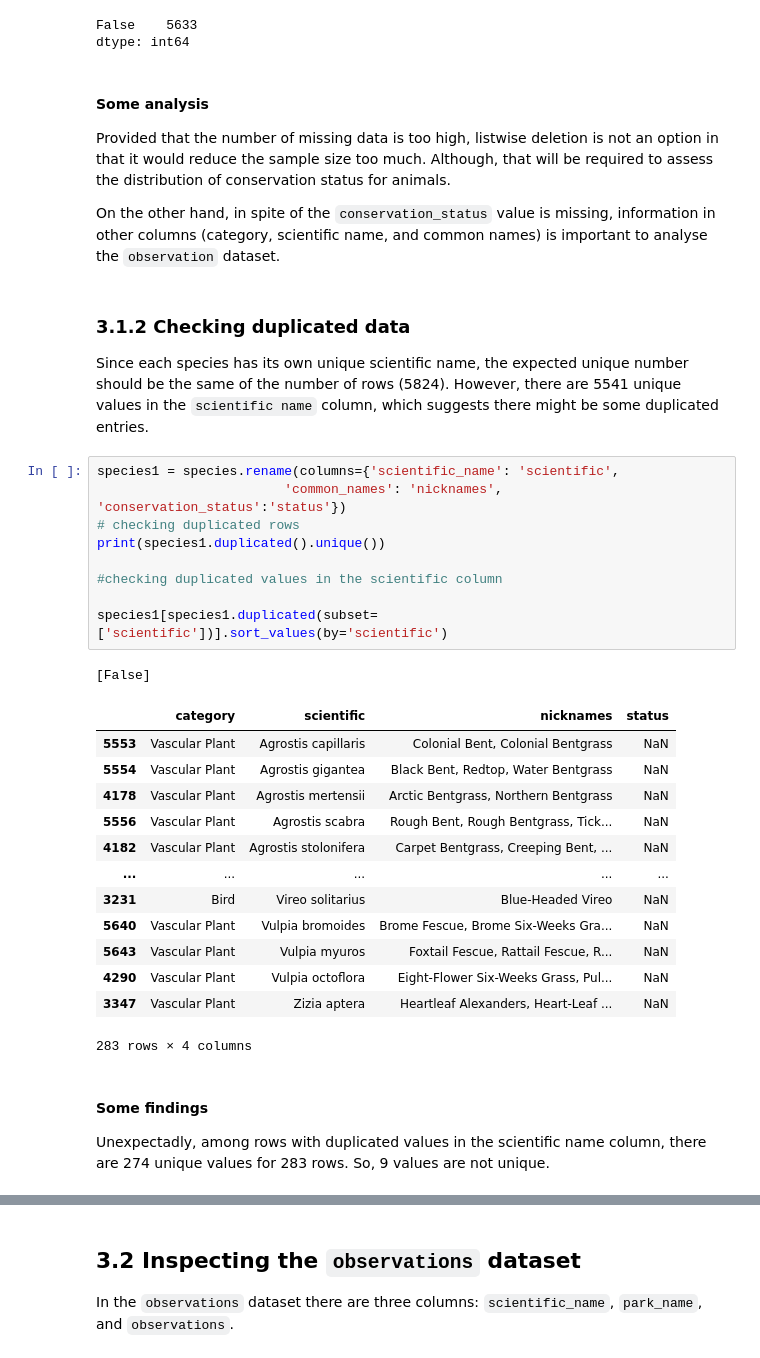
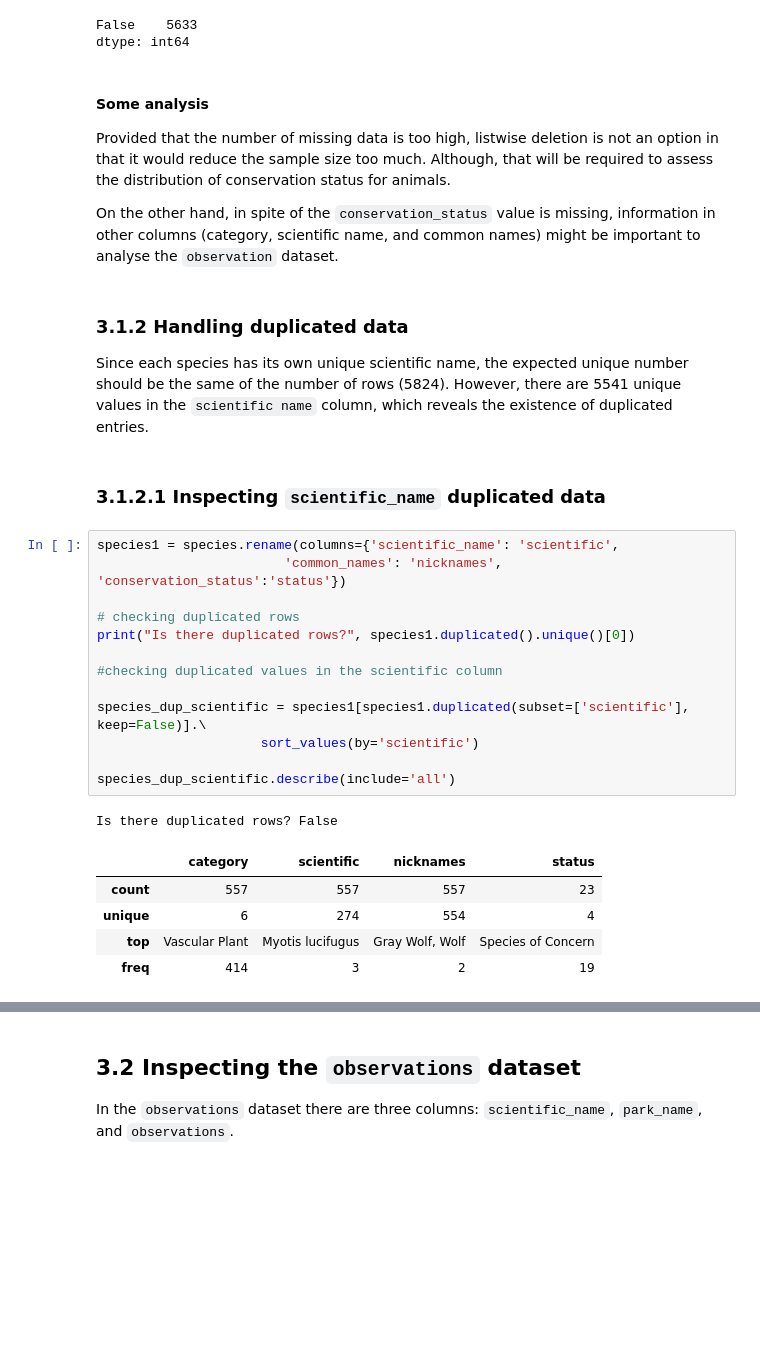
Before and after one commit to ElianeSato/biodiversity, a Jupyter notebook: biodiversity.ipynb, the cells around one changed output, grey strips where cells are left out. Drawn from its saved outputs; the diff is of its cells as text; blank space fills up the shorter version.

Commit message:
Duplicated data in the species dataset detected

```diff
--- a/biodiversity.ipynb
+++ b/biodiversity.ipynb
@@ -164,36 +169,31 @@ dtype: int64
 
 Provided that the number of missing data is too high, listwise deletion is not an option in that it would reduce the sample size too much. Although, that will be required to assess the distribution of conservation status for animals.
 
-On the other hand, in spite of the `conservation_status` value is missing, information in other columns (category, scientific name, and common names) is important to analyse the `observation` dataset.
+On the other hand, in spite of the `conservation_status` value is missing, information in other columns (category, scientific name, and common names) might be important to analyse the `observation` dataset.
 # %% [markdown]
-### 3.1.2 Checking duplicated data
+### 3.1.2 Handling duplicated data
 
-Since each species has its own unique scientific name, the expected unique number should be the same of the number of rows (5824). However, there are 5541 unique values in the `scientific name`  column, which suggests there might be some duplicated entries.
+Since each species has its own unique scientific name, the expected unique number should be the same of the number of rows (5824). However, there are 5541 unique values in the `scientific name`  column, which reveals the existence of duplicated entries.
+# %% [markdown]
+### 3.1.2.1 Inspecting `scientific_name` duplicated data
 # %%
 species1 = species.rename(columns={'scientific_name': 'scientific',
                         'common_names': 'nicknames', 'conservation_status':'status'})
+
 # checking duplicated rows
-print(species1.duplicated().unique())
+print("Is there duplicated rows?", species1.duplicated().unique()[0])
 
 #checking duplicated values in the scientific column
 
-species1[species1.duplicated(subset=['scientific'])].sort_values(by='scientific')
+species_dup_scientific = species1[species1.duplicated(subset=['scientific'], keep=False)].\
+                     sort_values(by='scientific')
+
+species_dup_scientific.describe(include='all')
 # %% [output]
-[False]
+Is there duplicated rows? False
 |  | category | scientific | nicknames | status |
-| 5553 | Vascular Plant | Agrostis capillaris | Colonial Bent, Colonial Bentgrass | NaN |
-| 5554 | Vascular Plant | Agrostis gigantea | Black Bent, Redtop, Water Bentgrass | NaN |
-| 4178 | Vascular Plant | Agrostis mertensii | Arctic Bentgrass, Northern Bentgrass | NaN |
-| 5556 | Vascular Plant | Agrostis scabra | Rough Bent, Rough Bentgrass, Tick... | NaN |
-| 4182 | Vascular Plant | Agrostis stolonifera | Carpet Bentgrass, Creeping Bent, ... | NaN |
-| ... | ... | ... | ... | ... |
-| 3231 | Bird | Vireo solitarius | Blue-Headed Vireo | NaN |
-| 5640 | Vascular Plant | Vulpia bromoides | Brome Fescue, Brome Six-Weeks Gra... | NaN |
-| 5643 | Vascular Plant | Vulpia myuros | Foxtail Fescue, Rattail Fescue, R... | NaN |
-| 4290 | Vascular Plant | Vulpia octoflora | Eight-Flower Six-Weeks Grass, Pul... | NaN |
-| 3347 | Vascular Plant | Zizia aptera | Heartleaf Alexanders, Heart-Leaf ... | NaN |
+| count | 557 | 557 | 557 | 23 |
+| unique | 6 | 274 | 554 | 4 |
+| top | Vascular Plant | Myotis lucifugus | Gray Wolf, Wolf | Species of Concern |
+| freq | 414 | 3 | 2 | 19 |
-283 rows × 4 columns
-# %% [markdown]
-#### Some findings
-Unexpectadly, among rows with duplicated values in the scientific name column, there are 274 unique values for 283 rows. So, 9 values are not unique.
 # %%
```
Also changed, not shown: parts of 22 cells of this notebook.
